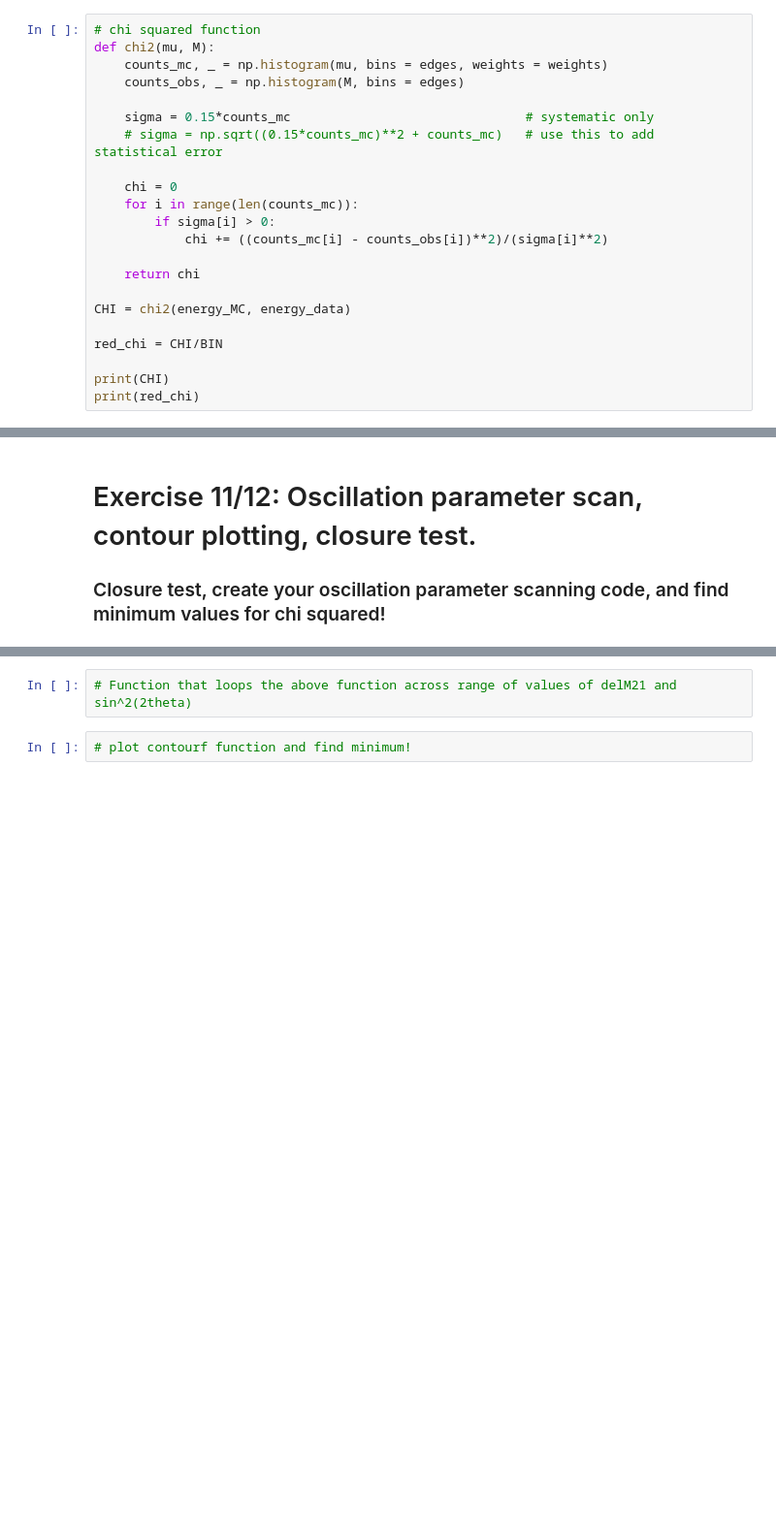
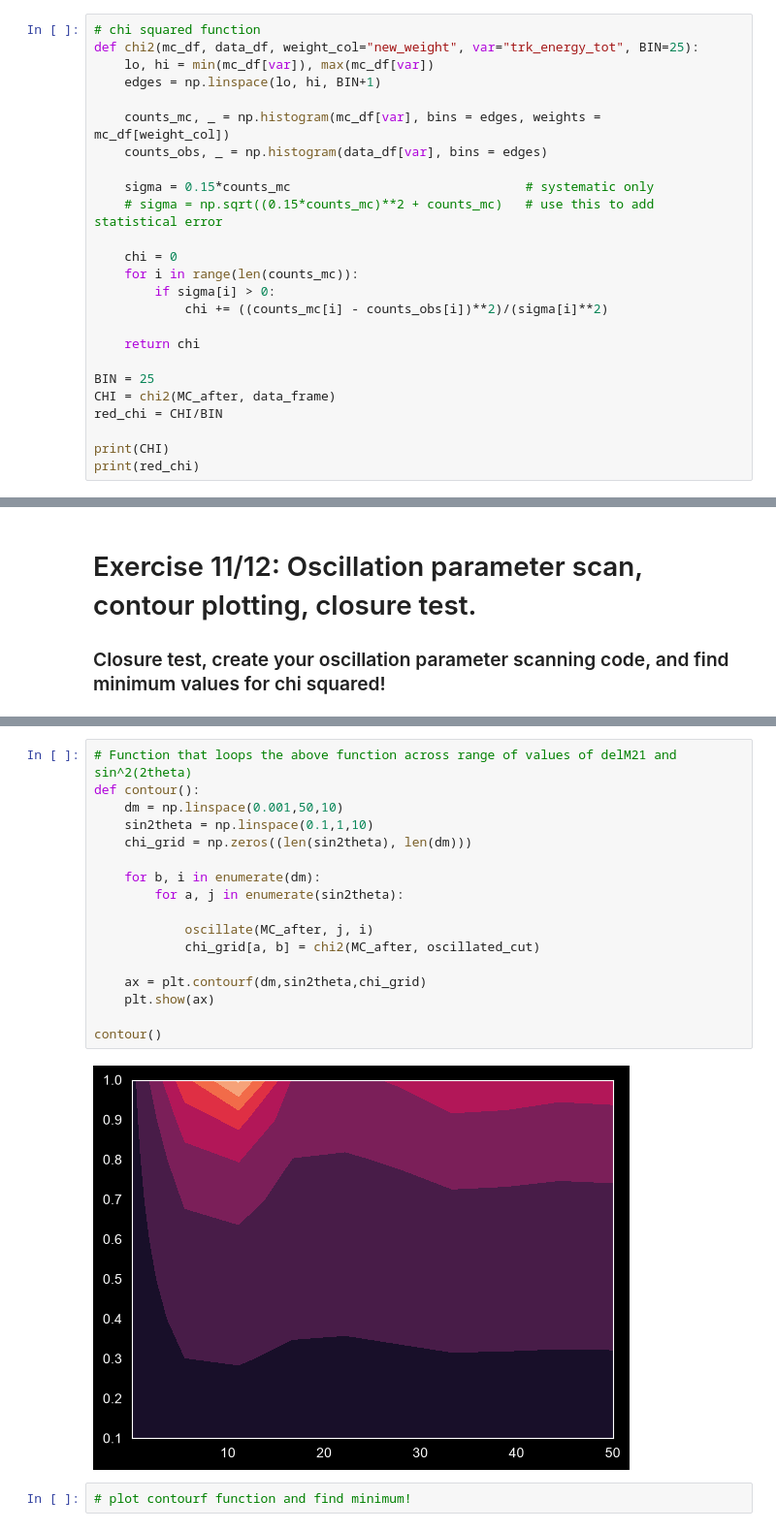
Before and after one commit to harrisonunwin/MicroBooNE_Lab, a Jupyter notebook: MainAnalysis_template.ipynb, the cells around one changed output, grey strips where cells are left out. Shown at 97% size. Saved outputs shown, nothing was run; the diff lists cells and outputs as text; blank space fills up the shorter version.

Commit message:
added contour plot

```diff
--- a/MainAnalysis_template.ipynb
+++ b/MainAnalysis_template.ipynb
@@ -654,9 +623,12 @@ plt.show(ax)
 [figure]
 # %%
 # chi squared function
-def chi2(mu, M):
-    counts_mc, _ = np.histogram(mu, bins = edges, weights = weights)
-    counts_obs, _ = np.histogram(M, bins = edges)
+def chi2(mc_df, data_df, weight_col="new_weight", var="trk_energy_tot", BIN=25):
+    lo, hi = min(mc_df[var]), max(mc_df[var])
+    edges = np.linspace(lo, hi, BIN+1)
+
+    counts_mc, _ = np.histogram(mc_df[var], bins = edges, weights = mc_df[weight_col])
+    counts_obs, _ = np.histogram(data_df[var], bins = edges)
 
     sigma = 0.15*counts_mc                               # systematic only
     # sigma = np.sqrt((0.15*counts_mc)**2 + counts_mc)   # use this to add statistical error
@@ -668,8 +640,8 @@ def chi2(mu, M):
 
     return chi
 
-CHI = chi2(energy_MC, energy_data)
-
+BIN = 25
+CHI = chi2(MC_after, data_frame)
 red_chi = CHI/BIN
 
 print(CHI)
@@ -697,5 +676,22 @@ ValueError: weights should have the same shape as a.
 # %%
 # Function that loops the above function across range of values of delM21 and sin^2(2theta)
+def contour():
+    dm = np.linspace(0.001,50,10)
+    sin2theta = np.linspace(0.1,1,10)
+    chi_grid = np.zeros((len(sin2theta), len(dm)))
+
+    for b, i in enumerate(dm):
+        for a, j in enumerate(sin2theta):
+
+            oscillate(MC_after, j, i)
+            chi_grid[a, b] = chi2(MC_after, oscillated_cut)
+
+    ax = plt.contourf(dm,sin2theta,chi_grid)
+    plt.show(ax)
+
+contour()
+# %% [output]
+[figure, added]
 # %%
 # plot contourf function and find minimum!
 # %% [markdown]
```
Also changed, not shown: parts of 6 cells of this notebook.
